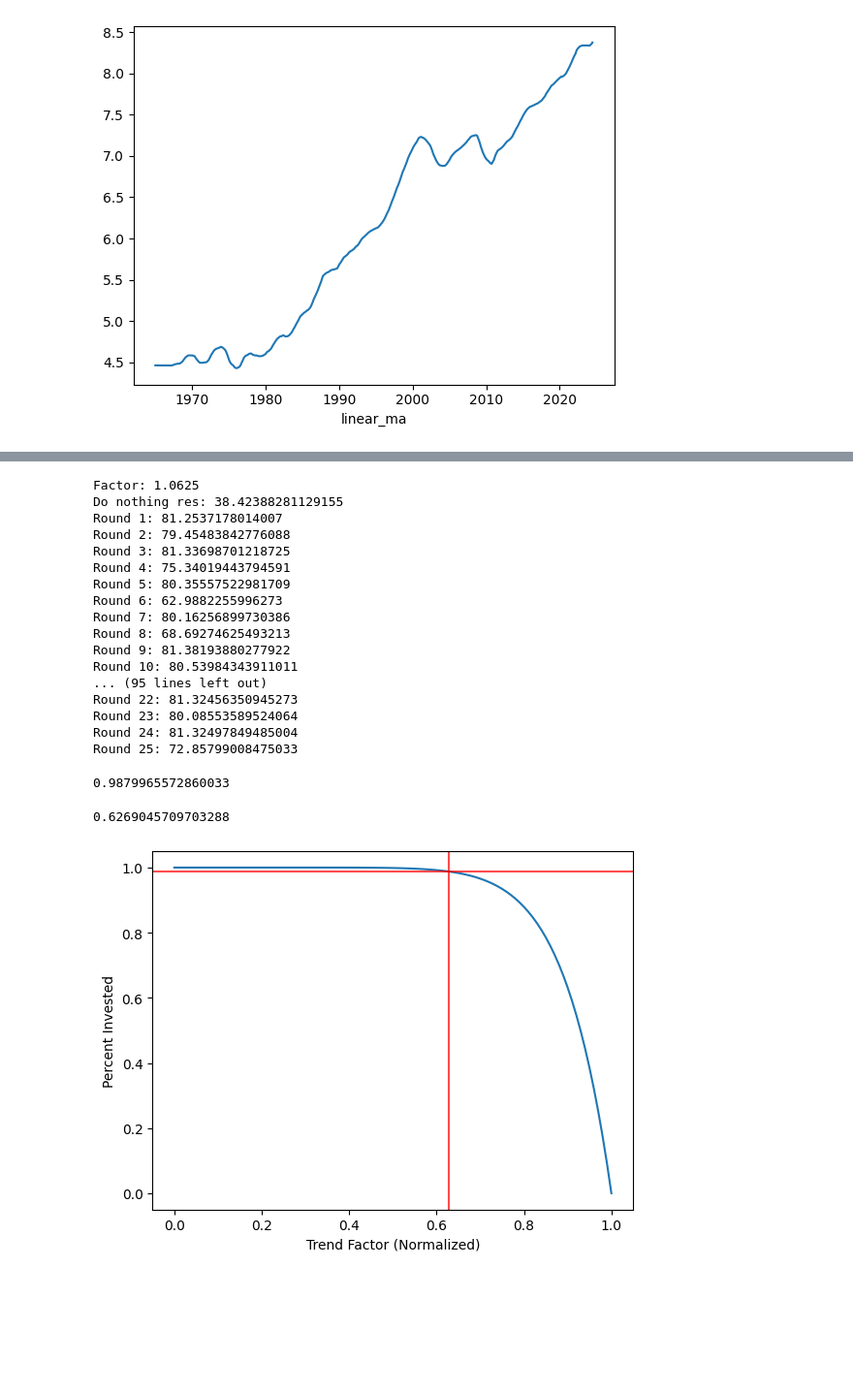
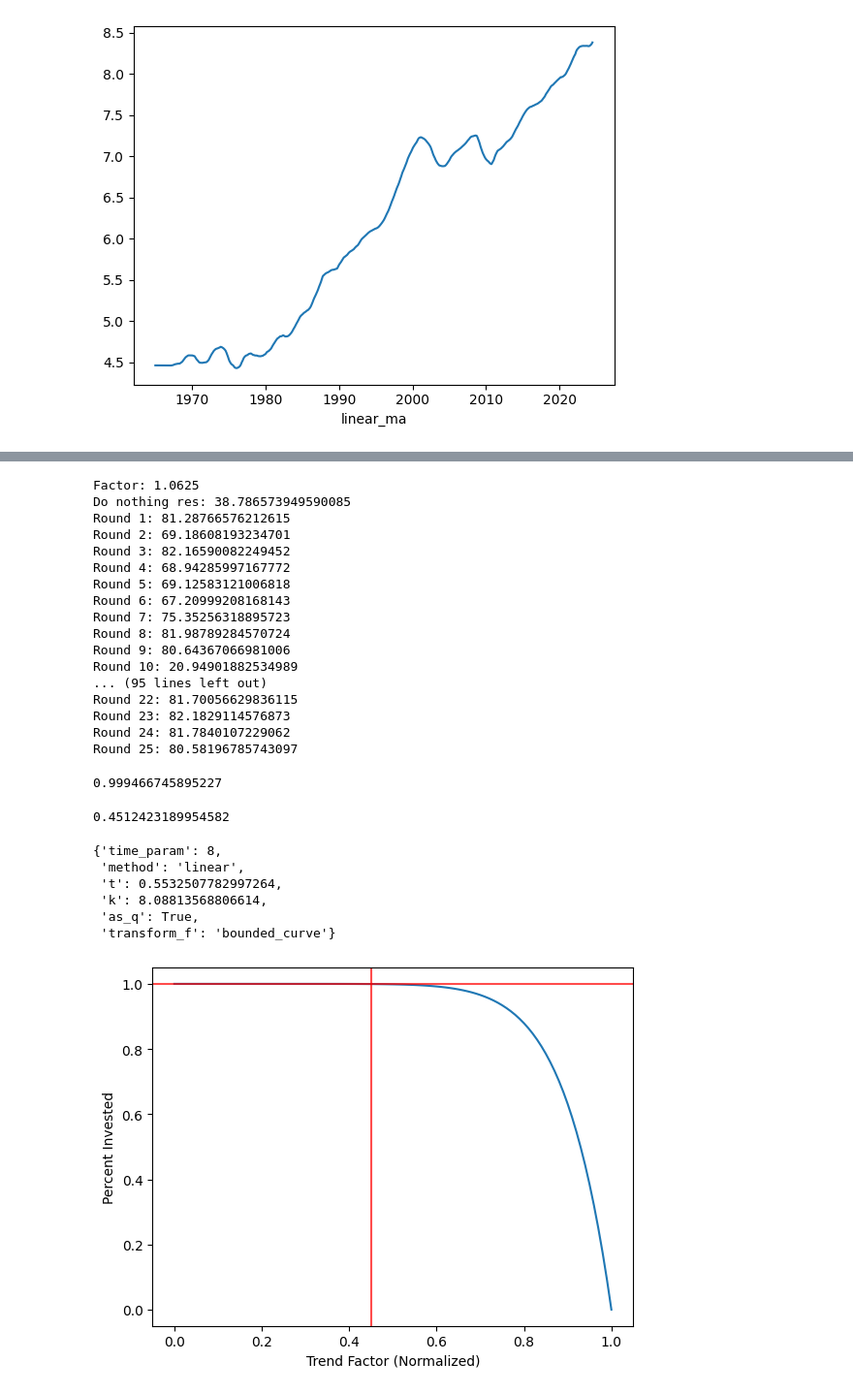
Before and after one commit to damiansp/marketModeling, a Jupyter notebook: notebooks/amt_inout_optimizer.py.ipynb, the cells around one changed output, grey strips where cells are left out. Shown at 97% size. Saved outputs shown, nothing was run; the diff lists cells and outputs as text; code cells hidden in the pictures; blank space fills up the shorter version.

```diff
--- a/notebooks/amt_inout_optimizer.py.ipynb
+++ b/notebooks/amt_inout_optimizer.py.ipynb
@@ -56,7 +56,8 @@ def get_random_params():
         'method':     np.random.choice(['ew', 'ma', 'linear_ma', 'linear']),
         't':          np.random.uniform(0, 1),
         'k':          k,
-        'as_q':       np.random.choice([True, False])}
+        'as_q':       np.random.choice([True, False]),
+        'transform_f': np.random.choice(['bounded_curve', 'bounded_sigmoid'])}
 # %%
 def tweak_best_params(params, factor=2, numeric_only=False):
     '''A small factor should have values very close to current, larger
@@ -87,12 +88,18 @@ def tweak_best_params(params, factor=2, numeric_only=False):
     k = min(max(1/10, k), 10)
 
     as_q = params['as_q'] if numeric_only else np.random.choice([True, False])
+
+    current_transform = params['transform_f']
+    other_transform = 'bounded_curve' if current_transform == 'bounded_sigmoid' else 'bounded_sigmoid'
+    p_current = 1 / factor
+    transform_f = np.random.choice([current_transform, other_transform], p=[p_current, 1 - p_current])
     return {
         'time_param': time,
         'method': method,
         't': t,
         'k': k,
-        'as_q': as_q}
+        'as_q': as_q,
+        'transform_f': transform_f}
 # %%
 def get_ma(series: pd.Series, time_param: float | int, method: str):
     '''Calculate the moving average
@@ -161,8 +168,12 @@ def simulate(df, params):
             params['time_param'],
             method=params['method'],
             as_q=params['as_q']))
-    df['amt_in'] = bounded_sigmoid(
-        df.trend_factor, params['t'], params['k'], 'down')
+    if params['transform_f'] == 'bounded_curve':
+        df['amt_in'] = bounded_curve(
+            df.trend_factor, params['t'], params['k'], 'down')
+    elif params['transform_f'] == 'bounded_sigmoid':
+        df['amt_in'] = bounded_sigmoid(
+            df.trend_factor, params['t'], params['k'], 'down')
     df = df.loc[df.index >= SIM_START, :].copy()
     df['invested'] = np.nan
     df['reserve'] = np.nan
@@ -268,44 +283,56 @@ for w in [16, 32, 64, 128]:  # bigger w -> smaller factor -> smaller changes
     print()
 # %% [output]
 Factor: 1.0625
-Do nothing res: 38.42388281129155
-Round 1: 81.2537178014007
-Round 2: 79.45483842776088
-Round 3: 81.33698701218725
-Round 4: 75.34019443794591
-Round 5: 80.35557522981709
-Round 6: 62.9882255996273
-Round 7: 80.16256899730386
-Round 8: 68.69274625493213
-Round 9: 81.38193880277922
-Round 10: 80.53984343911011
+Do nothing res: 38.786573949590085
+Round 1: 81.28766576212615
+Round 2: 69.18608193234701
+Round 3: 82.16590082249452
+Round 4: 68.94285997167772
+Round 5: 69.12583121006818
+Round 6: 67.20999208168143
+Round 7: 75.35256318895723
+Round 8: 81.98789284570724
+Round 9: 80.64367066981006
+Round 10: 20.94901882534989
 ... (95 lines left out)
-Round 22: 81.32456350945273
-Round 23: 80.08553589524064
-Round 24: 81.32497849485004
-Round 25: 72.85799008475033
+Round 22: 81.70056629836115
+Round 23: 82.1829114576873
+Round 24: 81.7840107229062
+Round 25: 80.58196785743097
 # %%
 final_out = simulate(df, params_out)
 # %%
 amt_in = final_out['amt_in'][-1]
 amt_in
 # %% [output]
-0.9879965572860033
+0.999466745895227
 # %%
 trend_fac = final_out['trend_factor'][-1]
 trend_fac
 # %% [output]
-0.6269045709703288
+0.4512423189954582
+# %%
+params_out
+# %% [output]
+{'time_param': 8,
+ 'method': 'linear',
+ 't': 0.5532507782997264,
+ 'k': 8.08813568806614,
+ 'as_q': True,
+ 'transform_f': 'bounded_curve'}
 # %%
 xs = np.linspace(0, 1, 101)
-ys = bounded_sigmoid(xs, params_out['t'], params_out['k'], 'down')
+if params_out['transform_f'] == 'bounded_curve':
+    ys = bounded_curve(xs, params_out['t'], params_out['k'], 'down')
+else:
+    ys = bounded_sigmoid(xs, params_out['t'], params_out['k'], 'down')
 plt.xlabel('Trend Factor (Normalized)')
 plt.ylabel('Percent Invested')
 plt.plot(xs, ys)
 plt.axhline(amt_in, color='r', alpha=0.7)
 plt.axvline(trend_fac, color='r', alpha=0.7);
 # %% [output]
-[figure, old version]
+[figure, new version]
 # %%
 plt.figure(figsize=(10, 10))
 plt.subplot(4, 1, 1)
```
Also changed, not shown: parts of 8 cells of this notebook, 15 other files.
